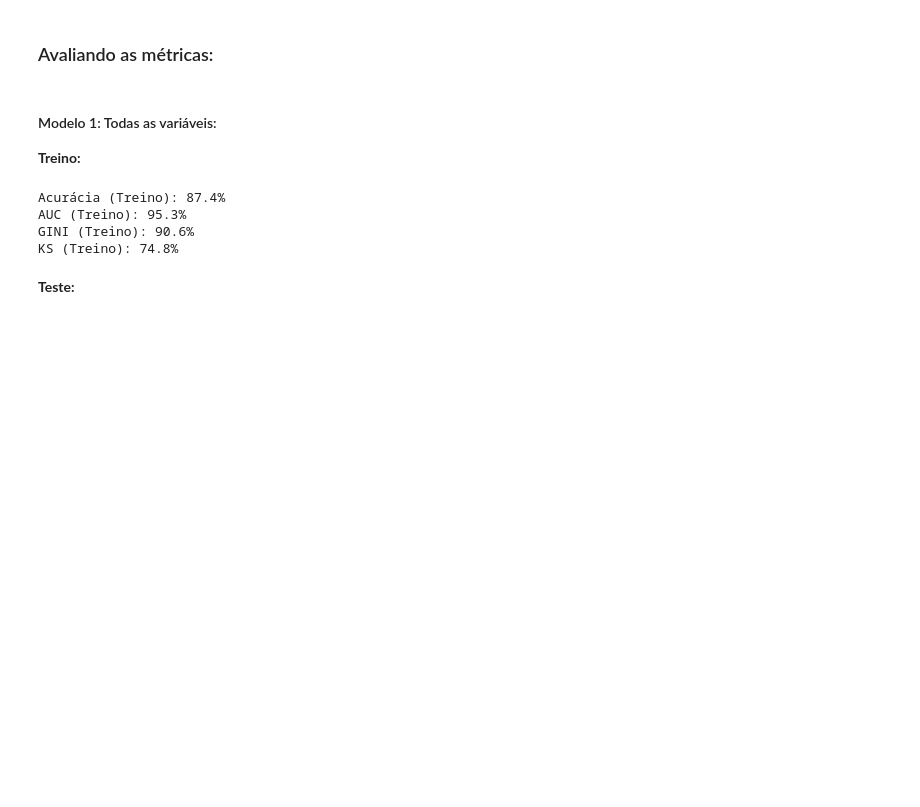
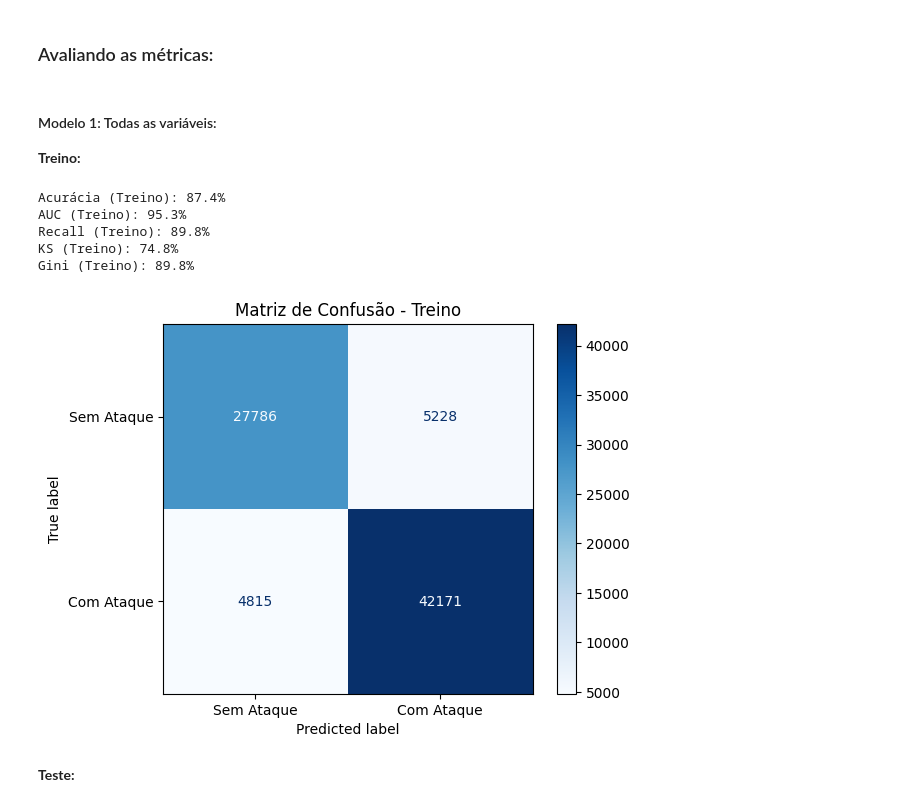
Before and after one commit to Charlene-Martello/ataque-cardiaco, a Jupyter notebook: ataquecardiaco - notebook.ipynb, the cells around one changed output. Drawn from its saved outputs; the diff is of its cells as text; code cells hidden in the pictures; blank space fills up the shorter version.

```diff
--- a/ataquecardiaco.ipynb
+++ b/ataquecardiaco - notebook.ipynb
@@ -593,31 +605,48 @@ Generalized Linear Model Regression Results
 # %%
 # Fazer previsões no conjunto de treino
 df_train['score'] = r1.predict(df_train)
 
 # Acurácia (usando threshold de 0.5 para classificação)
 acc = metrics.accuracy_score(df_train.Heart_Attack_Outcome, df_train.score > 0.5)
 
 # AUC
 fpr, tpr, thresholds = metrics.roc_curve(df_train.Heart_Attack_Outcome, df_train.score)
 auc = metrics.auc(fpr, tpr)
 
-# Gini (2*AUC -1)
-gini = 2 * auc - 1
+# Recall
+recall = metrics.recall_score(df_train.Heart_Attack_Outcome, df_train.score > 0.5)
 
 # KS (Kolmogorov-Smirnov)
 ks = ks_2samp(
     df_train.loc[df_train.Heart_Attack_Outcome == 1, 'score'],
     df_train.loc[df_train.Heart_Attack_Outcome == 0, 'score']
 ).statistic
 
+# Gini
+gini_test = 2 * auc_test - 1
+
 # Exibir métricas
-print('Acurácia (Treino): {0:.1%} \nAUC (Treino): {1:.1%} \nGINI (Treino): {2:.1%} \nKS (Treino): {3:.1%}'
-      .format(acc, auc, gini, ks))
+print('Acurácia (Treino): {0:.1%} \nAUC (Treino): {1:.1%} \nRecall (Treino): {2:.1%} \nKS (Treino): {3:.1%} \nGini (Treino): {2:.1%}'
+      .format(acc, auc, recall, ks))
+
+from sklearn.metrics import ConfusionMatrixDisplay
+
+# Matriz de confusão com rótulos
+y_true = df_train.Heart_Attack_Outcome
+y_pred = df_train.score > 0.5
+cm = metrics.confusion_matrix(y_true, y_pred)
+
+disp = ConfusionMatrixDisplay(confusion_matrix=cm, display_labels=['Sem Ataque', 'Com Ataque'])
+disp.plot(cmap=plt.cm.Blues)
+plt.title('Matriz de Confusão - Treino')
+plt.show()
 # %% [output]
 Acurácia (Treino): 87.4%
 AUC (Treino): 95.3%
-GINI (Treino): 90.6%
+Recall (Treino): 89.8%
 KS (Treino): 74.8%
+Gini (Treino): 89.8%
+[figure, added]
 # %% [markdown]
 **Teste:**
 # %%
```
Also changed, not shown: parts of 15 cells of this notebook, 3 other files.
